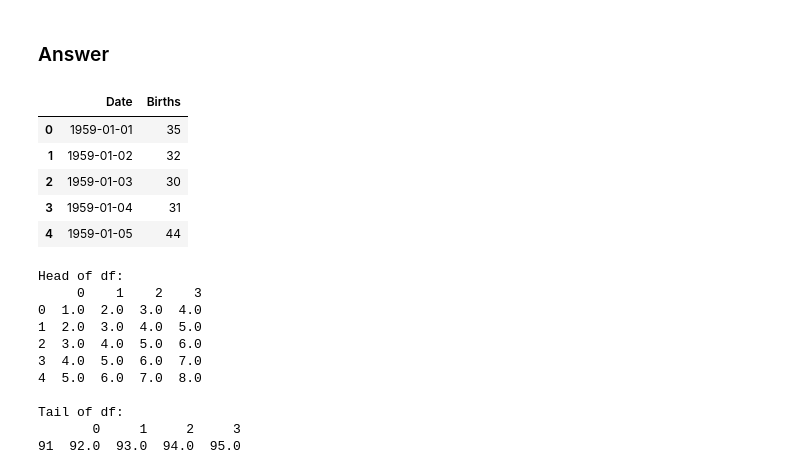
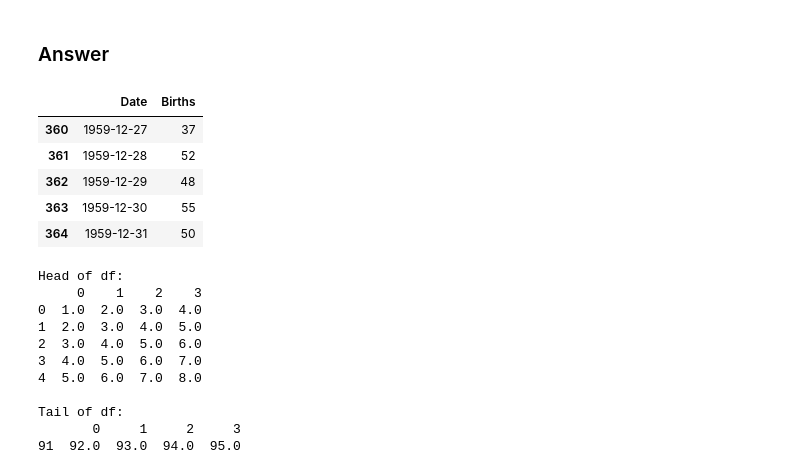
Before and after one commit to kromerh/solarAnalytics, a Jupyter notebook: forecasting/00.TimeSeriesForecastingCourse.ipynb, the cells around one changed output. Drawn from its saved outputs; the diff is of its cells as text; code cells hidden in the pictures.

```diff
--- a/forecasting/00.TimeSeriesForecastingCourse.ipynb
+++ b/forecasting/00.TimeSeriesForecastingCourse.ipynb
@@ -82,15 +82,15 @@ Post your answer in the comments below. I would love to see what you discover.
 # %%
 import pandas as pd
 
 df = pd.read_csv('./data/time_series_course_data/daily-total-female-births.csv')
-df.head()
+df.tail()
 # %% [output]
 |  | Date | Births |
-| 0 | 1959-01-01 | 35 |
-| 1 | 1959-01-02 | 32 |
-| 2 | 1959-01-03 | 30 |
-| 3 | 1959-01-04 | 31 |
-| 4 | 1959-01-05 | 44 |
+| 360 | 1959-12-27 | 37 |
+| 361 | 1959-12-28 | 52 |
+| 362 | 1959-12-29 | 48 |
+| 363 | 1959-12-30 | 55 |
+| 364 | 1959-12-31 | 50 |
 # %%
 import numpy as np
 
```
Also changed, not shown: parts of 30 cells of this notebook, 2 other files.
